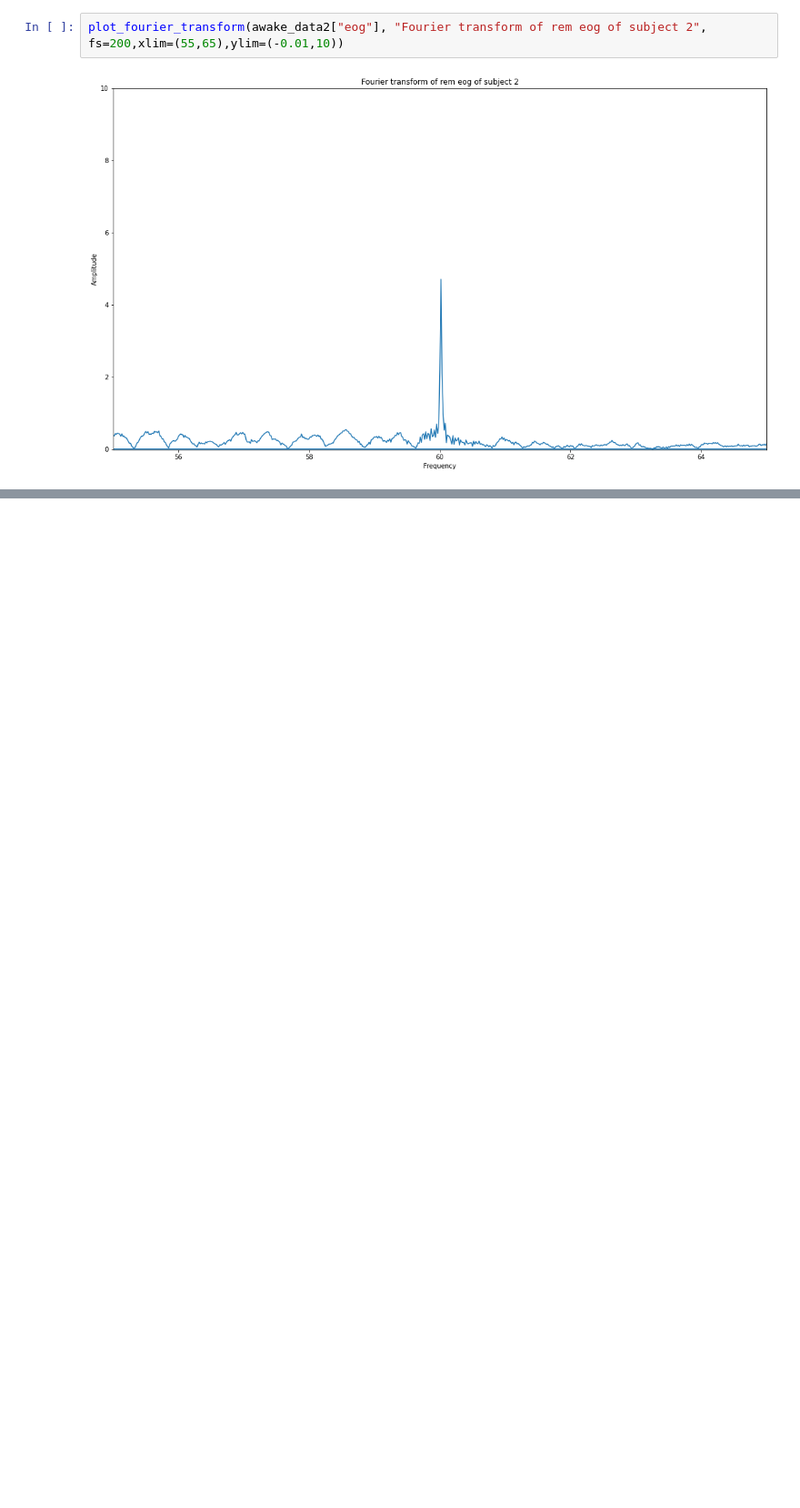
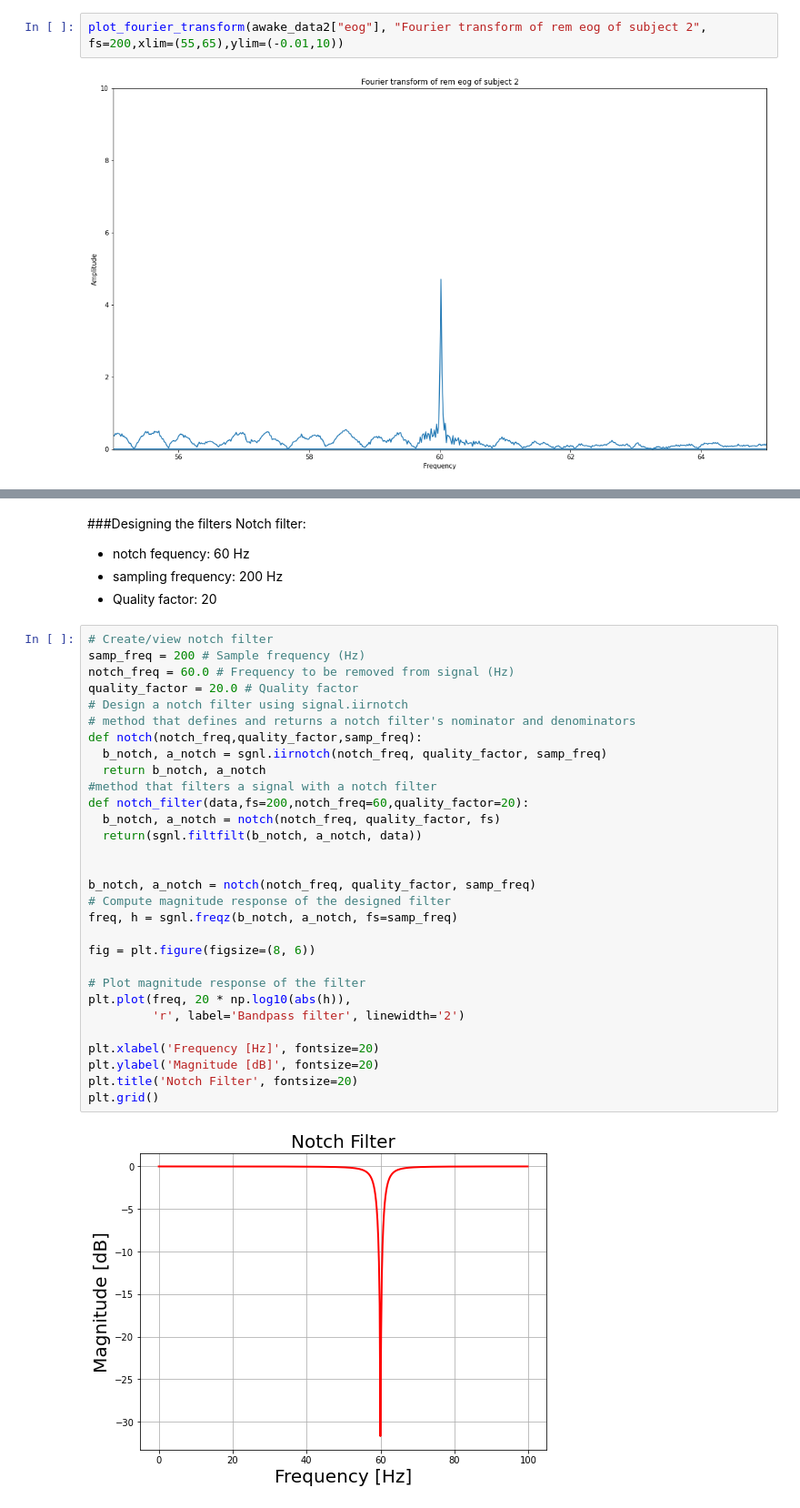
Before and after one commit to aerehn/DTEK0086, a Jupyter notebook: App5_Sleep_stage_classification_using_electromyography_and_electro_oculography_.ipynb, the cells around one changed output, grey strips where cells are left out. Shown at 91% size. Drawn from its saved outputs; the diff is of its cells as text; blank space fills up the shorter version.

```diff
--- a/App5_Sleep_stage_classification_using_electromyography_and_electro_oculography_.ipynb
+++ b/App5_Sleep_stage_classification_using_electromyography_and_electro_oculography_.ipynb
@@ -239,0 +268,39 @@ The same will have to be done to the EOG samples.
+# %% [markdown]
+###Designing the filters
+Notch filter:
+
+* notch fequency: 60 Hz
+* sampling frequency: 200 Hz
+* Quality factor: 20
+# %%
+# Create/view notch filter
+samp_freq = 200 # Sample frequency (Hz)
+notch_freq = 60.0 # Frequency to be removed from signal (Hz)
+quality_factor = 20.0 # Quality factor
+# Design a notch filter using signal.iirnotch
+# method that defines and returns a notch filter's nominator and denominators
+def notch(notch_freq,quality_factor,samp_freq):
+  b_notch, a_notch = sgnl.iirnotch(notch_freq, quality_factor, samp_freq)
+  return b_notch, a_notch
+#method that filters a signal with a notch filter
+def notch_filter(data,fs=200,notch_freq=60,quality_factor=20):
+  b_notch, a_notch = notch(notch_freq, quality_factor, fs)
+  return(sgnl.filtfilt(b_notch, a_notch, data))
+
+
+b_notch, a_notch = notch(notch_freq, quality_factor, samp_freq)
+# Compute magnitude response of the designed filter
+freq, h = sgnl.freqz(b_notch, a_notch, fs=samp_freq)
+
+fig = plt.figure(figsize=(8, 6))
+
+# Plot magnitude response of the filter
+plt.plot(freq, 20 * np.log10(abs(h)),
+         'r', label='Bandpass filter', linewidth='2')
+
+plt.xlabel('Frequency [Hz]', fontsize=20)
+plt.ylabel('Magnitude [dB]', fontsize=20)
+plt.title('Notch Filter', fontsize=20)
+plt.grid()
+# %% [output]
+[figure, added]
```
Also changed, not shown: parts of 17 cells of this notebook.
